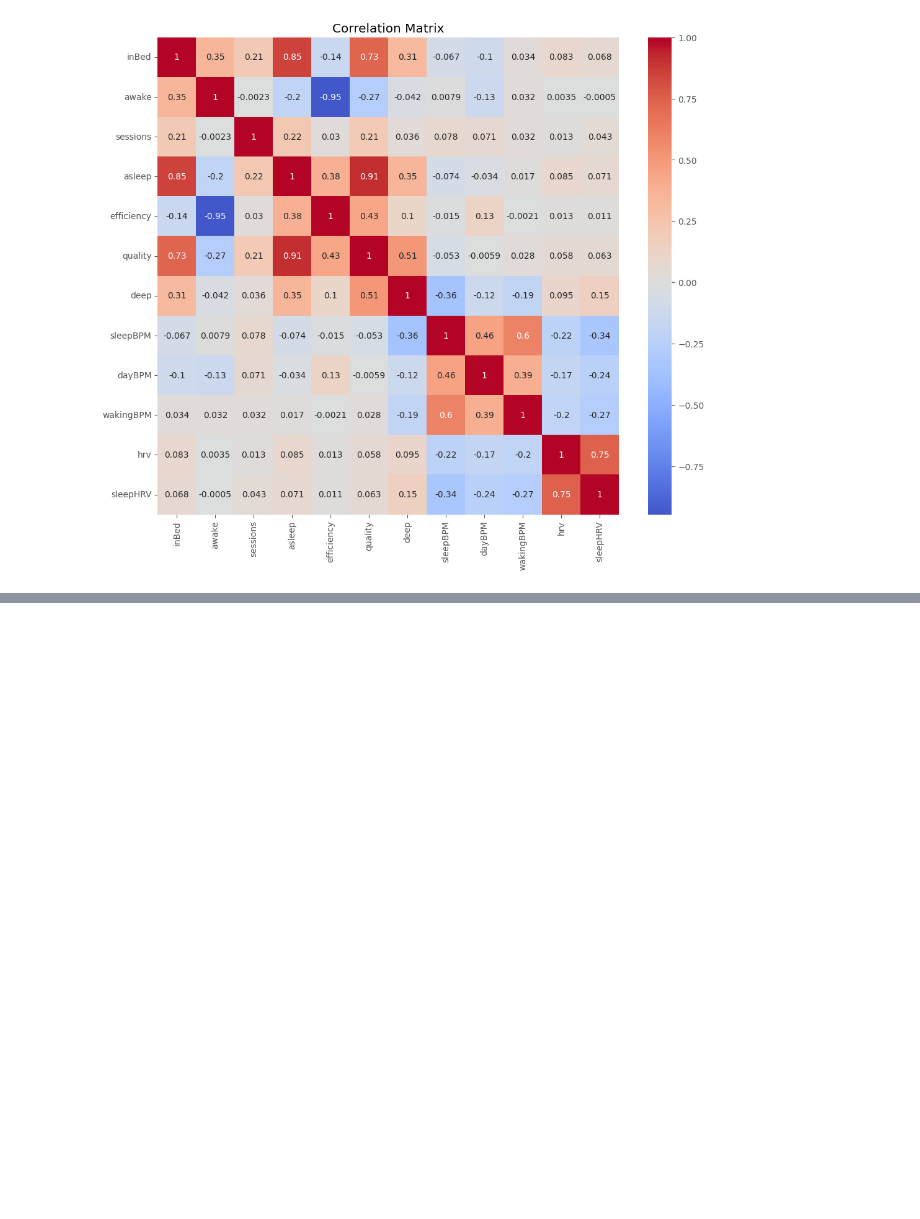
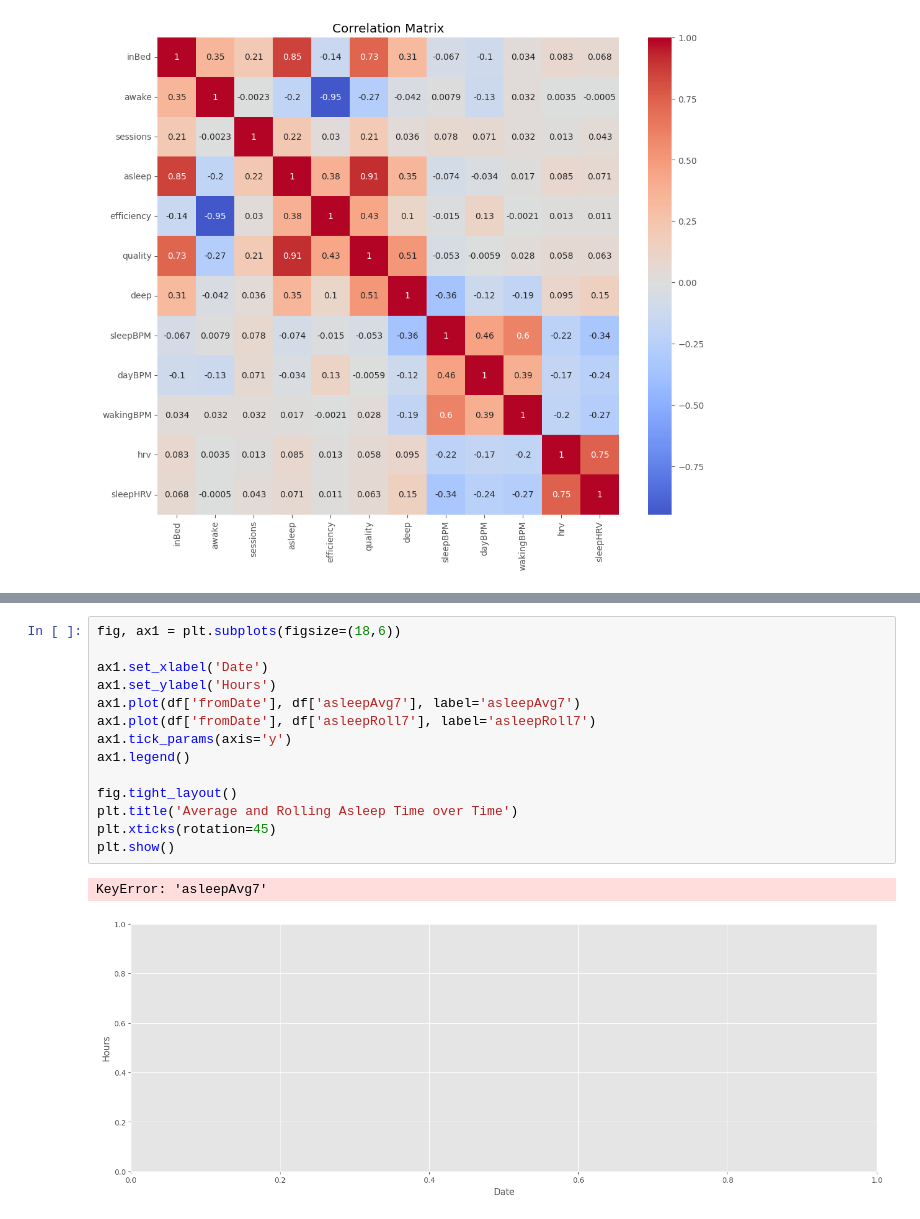
Before and after one commit to palmerac/sleep, a Jupyter notebook: sleep.ipynb, the cells around one changed output, grey strips where cells are left out. Saved outputs shown, nothing was run; the diff lists cells and outputs as text; blank space fills up the shorter version.

```diff
--- a/sleep.ipynb
+++ b/sleep.ipynb
@@ -198,0 +194,17 @@ df[df['deepRoll30'] == df['deepRoll30'].min()]
+# %%
+fig, ax1 = plt.subplots(figsize=(18,6))
+
+ax1.set_xlabel('Date')
+ax1.set_ylabel('Hours')
+ax1.plot(df['fromDate'], df['asleepAvg7'], label='asleepAvg7')
+ax1.plot(df['fromDate'], df['asleepRoll7'], label='asleepRoll7')
+ax1.tick_params(axis='y')
+ax1.legend()
+
+fig.tight_layout()
+plt.title('Average and Rolling Asleep Time over Time')
+plt.xticks(rotation=45)
+plt.show()
+# %% [output]
+KeyError: 'asleepAvg7'
+[figure, added]
```
Also changed, not shown: parts of 12 cells of this notebook, 1 other file.
